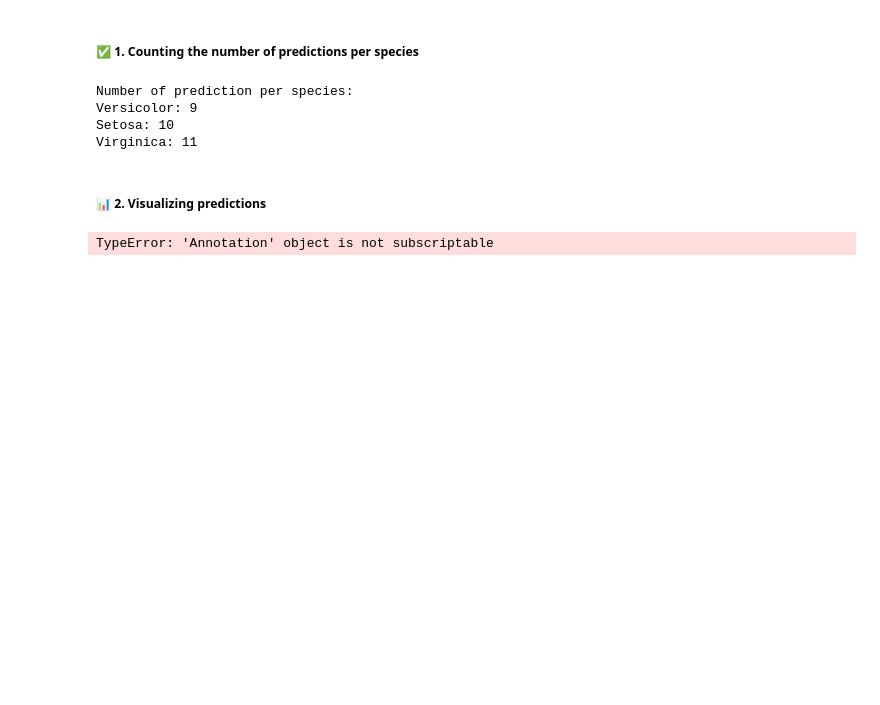
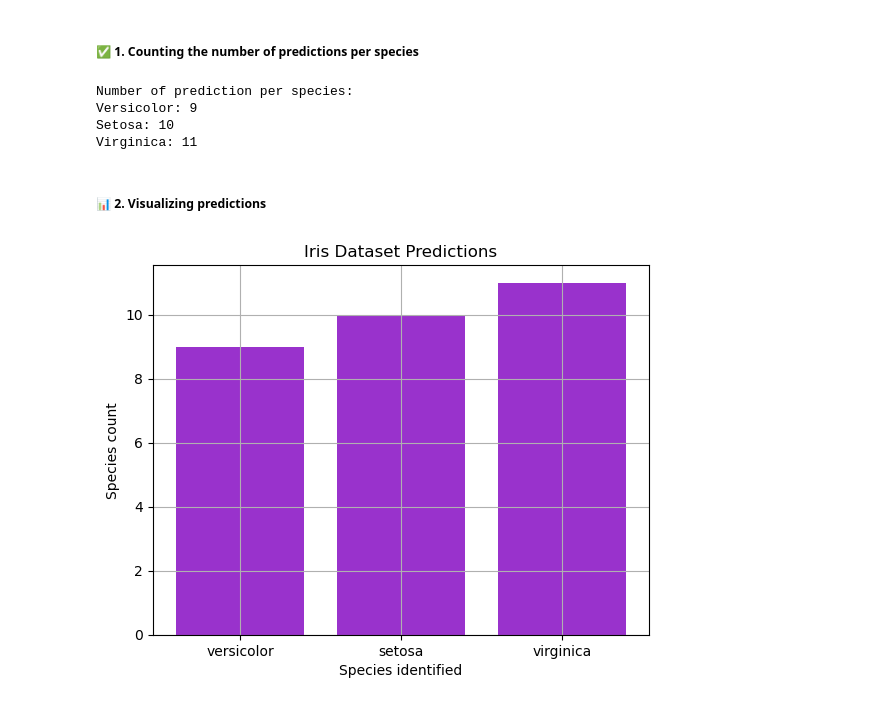
Before and after one commit to mayraesilva/Scikit-Learn-Exploration, a Jupyter notebook: Iris-Dataset_Exploration.ipynb, the cells around one changed output. Saved outputs shown, nothing was run; the diff lists cells and outputs as text; code cells hidden in the pictures; blank space fills up the shorter version.

```diff
--- a/Iris-Dataset_Exploration.ipynb
+++ b/Iris-Dataset_Exploration.ipynb
@@ -363,5 +367,14 @@ Virginica: 11
 # %% [markdown]
 ##### 📊 2. Visualizing predictions
 # %%
+species = ['versicolor', 'setosa', 'virginica']
+species_count = [versicolor_count, setosa_count, virginica_count]
+
+plt.bar(species, species_count, color='darkorchid')
+plt.xlabel('Species identified')
+plt.ylabel('Species count')
+plt.title('Iris Dataset Predictions')
+plt.grid(True)
+plt.show()
 # %% [output]
-TypeError: 'Annotation' object is not subscriptable
+[figure, added]
```
Also changed, not shown: parts of 2 cells of this notebook.
